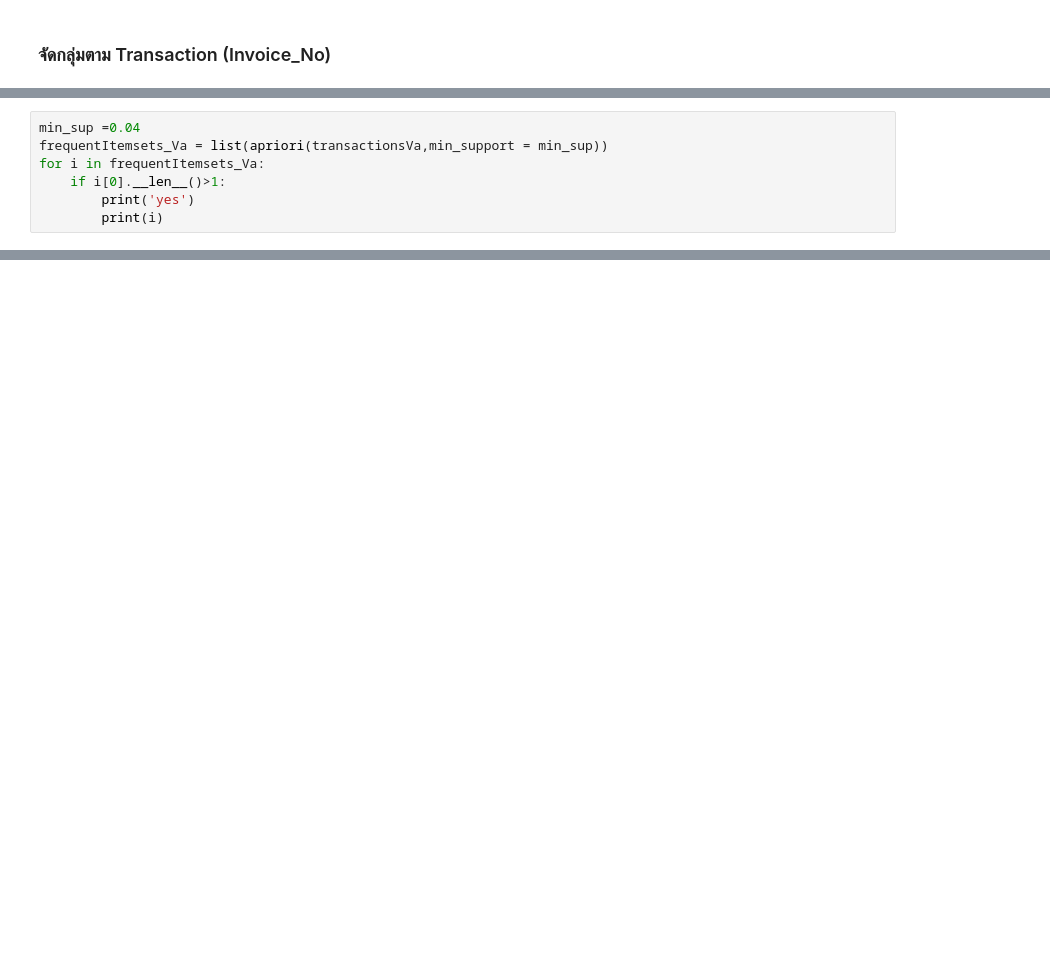
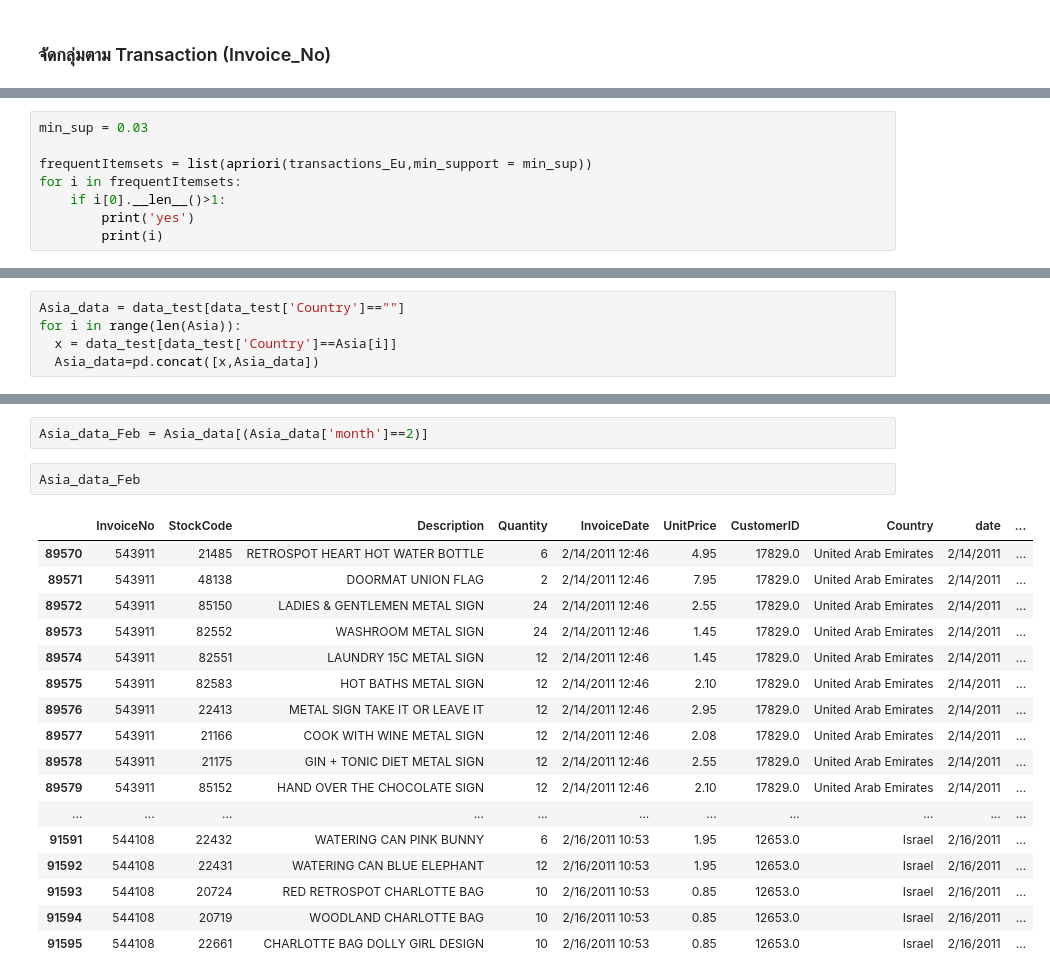
Before and after one commit to Sashimimeow/BSC_DPDM23, a Jupyter notebook: Frequent_Patterns_(Association_Rules).ipynb, the cells around one changed output, grey strips where cells are left out. Cells and saved outputs as stored; diff of their text form; blank space fills up the shorter version.

```diff
--- a/Frequent_Patterns_(Association_Rules).ipynb
+++ b/Frequent_Patterns_(Association_Rules).ipynb
@@ -646,7 +592,8 @@ Name: StockCode, dtype: object
-# %%
-min_sup =0.04
-frequentItemsets_Va = list(apriori(transactionsVa,min_support = min_sup))
-for i in frequentItemsets_Va:
-    if i[0].__len__()>1:
-        print('yes')
-        print(i)
+# %%
+min_sup = 0.03
+
+frequentItemsets = list(apriori(transactions_Eu,min_support = min_sup))
+for i in frequentItemsets:
+    if i[0].__len__()>1:
+        print('yes')
+        print(i)
@@ -652,0 +641,5 @@ for i in frequentItemsets_Va:
+# %%
+Asia_data = data_test[data_test['Country']==""]
+for i in range(len(Asia)):
+  x = data_test[data_test['Country']==Asia[i]]
+  Asia_data=pd.concat([x,Asia_data])
@@ -652,0 +708,22 @@ for i in frequentItemsets_Va:
+# %%
+Asia_data_Feb = Asia_data[(Asia_data['month']==2)]
+# %%
+Asia_data_Feb
+# %% [output]
+|  | InvoiceNo | StockCode | Description | Quantity | InvoiceDate | UnitPrice | CustomerID | Country | date | ... |
+| 89570 | 543911 | 21485 | RETROSPOT HEART HOT WATER BOTTLE | 6 | 2/14/2011 12:46 | 4.95 | 17829.0 | United Arab Emirates | 2/14/2011 | ... |
+| 89571 | 543911 | 48138 | DOORMAT UNION FLAG | 2 | 2/14/2011 12:46 | 7.95 | 17829.0 | United Arab Emirates | 2/14/2011 | ... |
+| 89572 | 543911 | 85150 | LADIES & GENTLEMEN METAL SIGN | 24 | 2/14/2011 12:46 | 2.55 | 17829.0 | United Arab Emirates | 2/14/2011 | ... |
+| 89573 | 543911 | 82552 | WASHROOM METAL SIGN | 24 | 2/14/2011 12:46 | 1.45 | 17829.0 | United Arab Emirates | 2/14/2011 | ... |
+| 89574 | 543911 | 82551 | LAUNDRY 15C METAL SIGN | 12 | 2/14/2011 12:46 | 1.45 | 17829.0 | United Arab Emirates | 2/14/2011 | ... |
+| 89575 | 543911 | 82583 | HOT BATHS METAL SIGN | 12 | 2/14/2011 12:46 | 2.10 | 17829.0 | United Arab Emirates | 2/14/2011 | ... |
+| 89576 | 543911 | 22413 | METAL SIGN TAKE IT OR LEAVE IT | 12 | 2/14/2011 12:46 | 2.95 | 17829.0 | United Arab Emirates | 2/14/2011 | ... |
+| 89577 | 543911 | 21166 | COOK WITH WINE METAL SIGN | 12 | 2/14/2011 12:46 | 2.08 | 17829.0 | United Arab Emirates | 2/14/2011 | ... |
+| 89578 | 543911 | 21175 | GIN + TONIC DIET METAL SIGN | 12 | 2/14/2011 12:46 | 2.55 | 17829.0 | United Arab Emirates | 2/14/2011 | ... |
+| 89579 | 543911 | 85152 | HAND OVER THE CHOCOLATE SIGN | 12 | 2/14/2011 12:46 | 2.10 | 17829.0 | United Arab Emirates | 2/14/2011 | ... |
+| ... | ... | ... | ... | ... | ... | ... | ... | ... | ... | ... |
+| 91591 | 544108 | 22432 | WATERING CAN PINK BUNNY | 6 | 2/16/2011 10:53 | 1.95 | 12653.0 | Israel | 2/16/2011 | ... |
+| 91592 | 544108 | 22431 | WATERING CAN BLUE ELEPHANT | 12 | 2/16/2011 10:53 | 1.95 | 12653.0 | Israel | 2/16/2011 | ... |
+| 91593 | 544108 | 20724 | RED RETROSPOT CHARLOTTE BAG | 10 | 2/16/2011 10:53 | 0.85 | 12653.0 | Israel | 2/16/2011 | ... |
+| 91594 | 544108 | 20719 | WOODLAND CHARLOTTE BAG | 10 | 2/16/2011 10:53 | 0.85 | 12653.0 | Israel | 2/16/2011 | ... |
+| 91595 | 544108 | 22661 | CHARLOTTE BAG DOLLY GIRL DESIGN | 10 | 2/16/2011 10:53 | 0.85 | 12653.0 | Israel | 2/16/2011 | ... |
```
Also changed, not shown: parts of 114 cells of this notebook.
